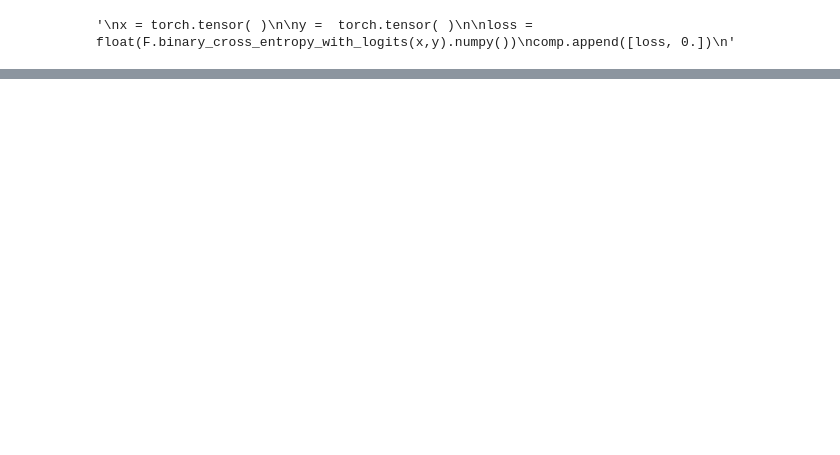
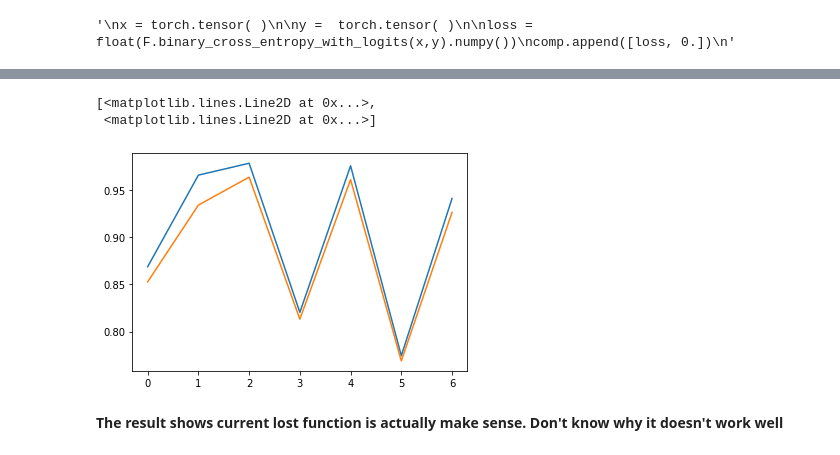
Before and after one commit to lixinso/intro-to-pytorch, a Jupyter notebook: loss_function_binary_cross_entropy_with_logits.ipynb, the cells around one changed output, grey strips where cells are left out. Saved outputs shown, nothing was run; the diff lists cells and outputs as text; code cells hidden in the pictures; blank space fills up the shorter version.

```diff
--- a/loss_function_binary_cross_entropy_with_logits.ipynb
+++ b/loss_function_binary_cross_entropy_with_logits.ipynb
@@ -586,0 +653,9 @@ comp
+# %%
+import matplotlib.pyplot as plt
+plt.plot(comp)
+# %% [output]
+[<matplotlib.lines.Line2D at 0x...>,
+ <matplotlib.lines.Line2D at 0x...>]
+[figure, added]
+# %% [markdown]
+**The result shows current lost function is actually make sense. Don't know why it doesn't work well**
```
Also changed, not shown: parts of 4 cells of this notebook.
